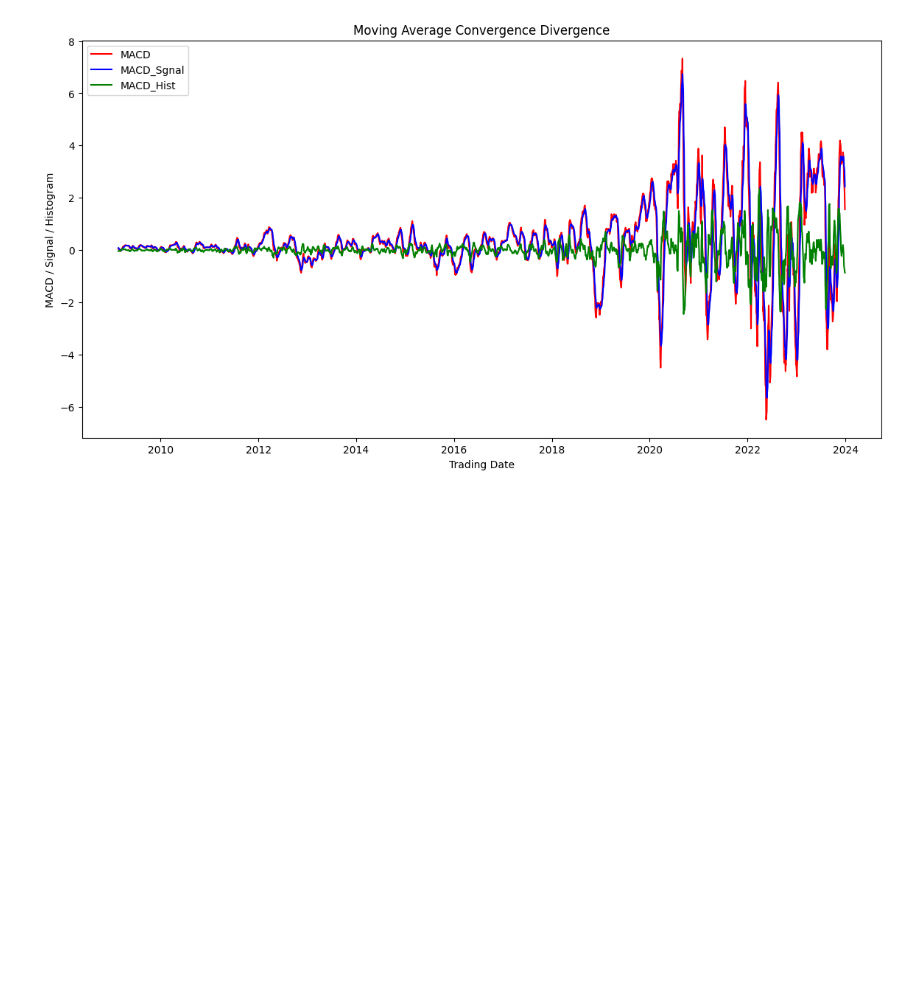
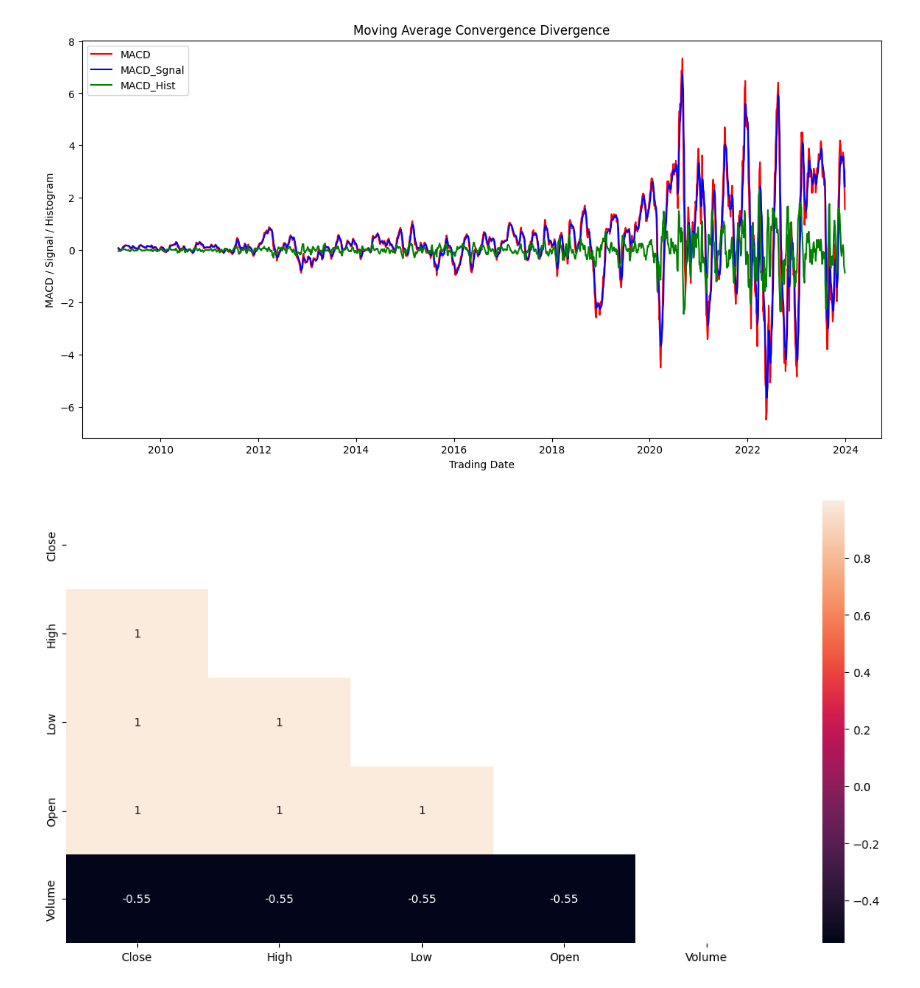
Before and after one commit to Aryam-21/Financial-News-and-Stock-Price-Analysis, a Jupyter notebook: notebooks/aapl.ipynb, the cells around one changed output. Cells and saved outputs as stored; diff of their text form; code cells hidden in the pictures; blank space fills up the shorter version.

Commit message:
creating function for Visualizing the Data

```diff
--- a/notebooks/aapl.ipynb
+++ b/notebooks/aapl.ipynb
@@ -134,2 +106,7 @@ plt.show()
 # %% [output]
 [figure]
+# %%
+corr_data = data.corr()
+correlation_map(corr_data)
+# %% [output]
+[figure, added]
```
Also changed, not shown: parts of 6 cells of this notebook, 1 other file.
